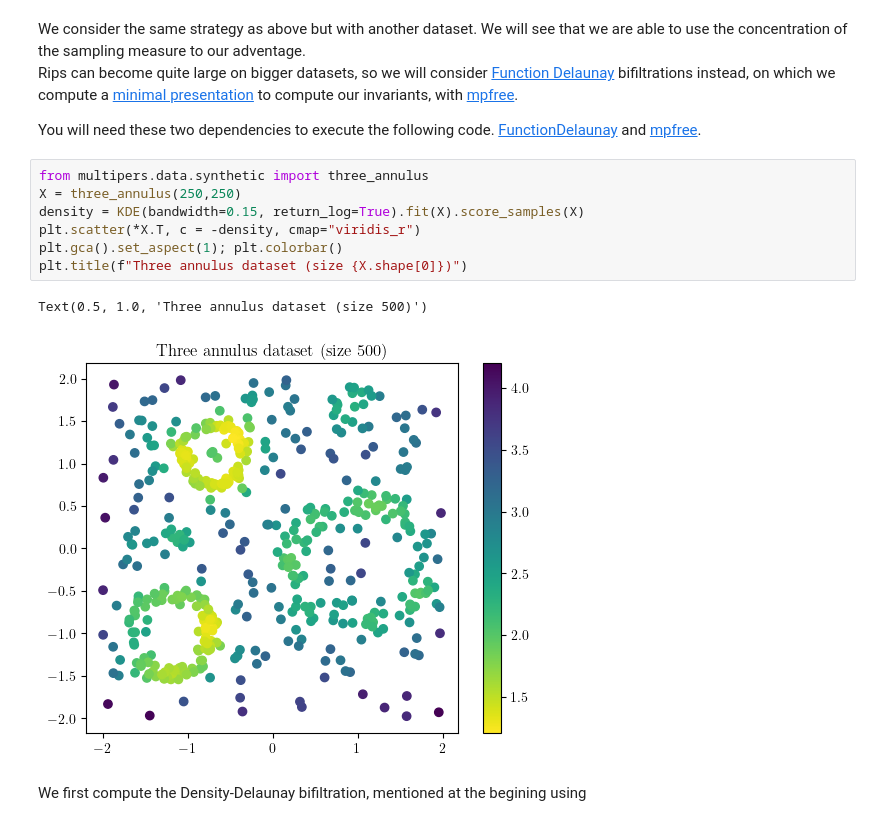
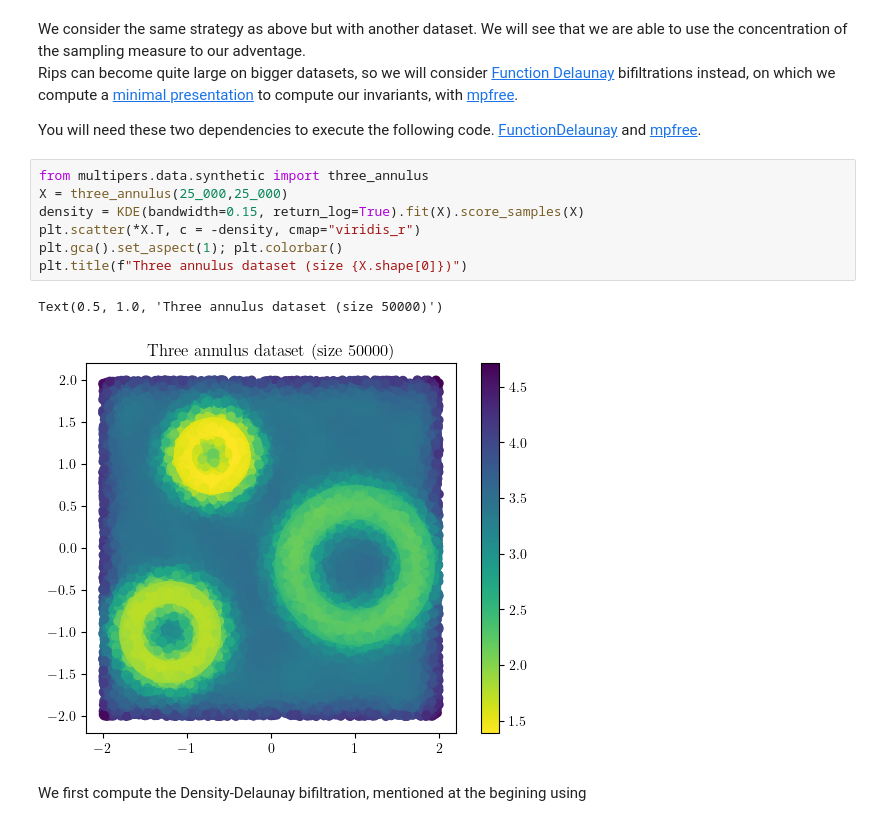
Before and after one commit to DavidLapous/multipers, a Jupyter notebook: docs/notebooks/multipers_intro.ipynb, the cells around one changed output. Drawn from its saved outputs; the diff is of its cells as text.

```diff
--- a/docs/notebooks/multipers_intro.ipynb
+++ b/docs/notebooks/multipers_intro.ipynb
@@ -345,14 +345,14 @@ our invariants, with [mpfree](https://doi.org/10.1137/1.9781611976472.16).
 You will need these two dependencies to execute the following code. [FunctionDelaunay](https://bitbucket.org/mkerber/function_delaunay) and [mpfree](https://bitbucket.org/mkerber/mpfree).
 # %%
 from multipers.data.synthetic import three_annulus
-X = three_annulus(250,250)
+X = three_annulus(25_000,25_000)
 density = KDE(bandwidth=0.15, return_log=True).fit(X).score_samples(X)
 plt.scatter(*X.T, c = -density, cmap="viridis_r")
 plt.gca().set_aspect(1); plt.colorbar()
 plt.title(f"Three annulus dataset (size {X.shape[0]})")
 # %% [output]
-Text(0.5, 1.0, 'Three annulus dataset (size 500)')
+Text(0.5, 1.0, 'Three annulus dataset (size 50000)')
-[figure, old version]
+[figure, new version]
 # %% [markdown]
 We first compute the Density-Delaunay bifiltration, mentioned at the begining using
 # %%
```
Also changed, not shown: parts of 9 cells of this notebook, 5 other files.
